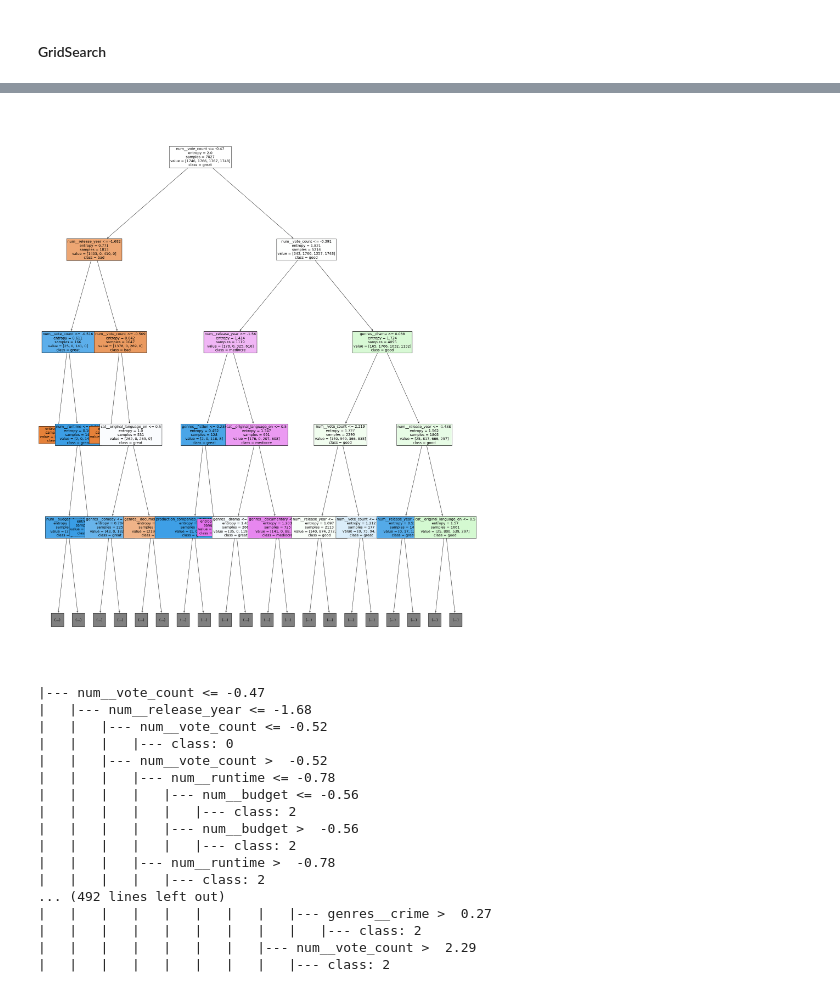
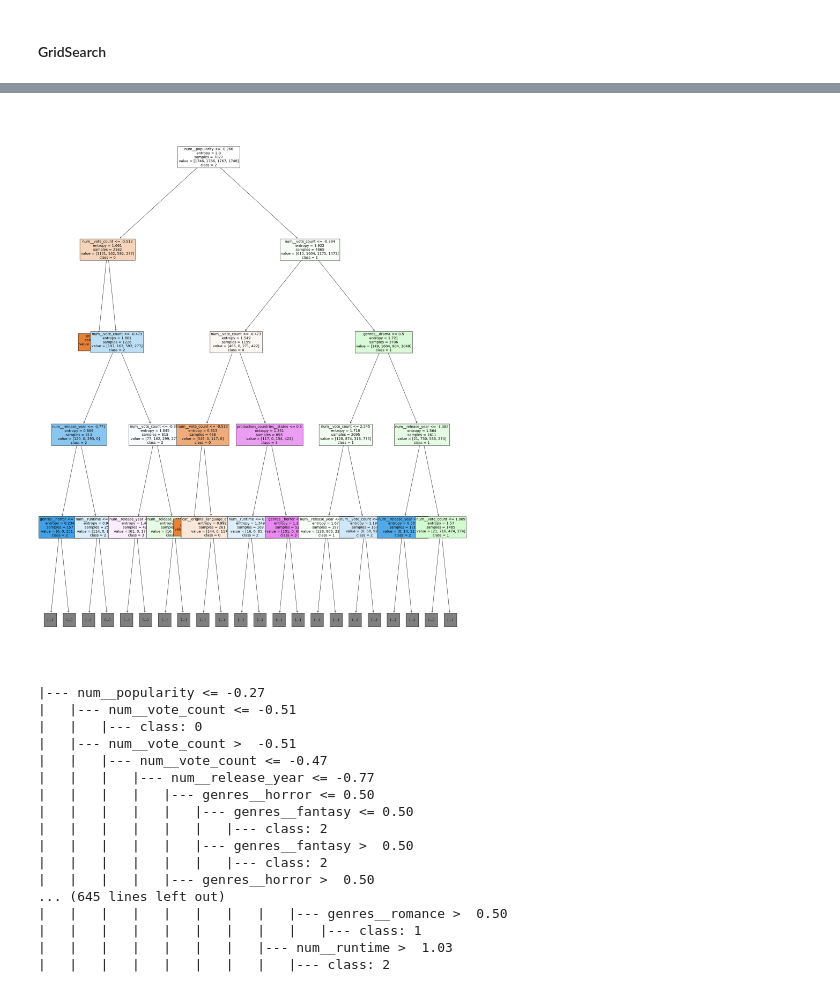
Before and after one commit to jkciesluk/explainable_ai, a Jupyter notebook: cart_tree.ipynb, the cells around one changed output, grey strips where cells are left out. Drawn from its saved outputs; the diff is of its cells as text; code cells hidden in the pictures.

Commit message:
Cleaned cart tree file

```diff
--- a/cart_tree.ipynb
+++ b/cart_tree.ipynb
@@ -290,6 +123,7 @@ plt.show()
 # %% [markdown]
 #### RandomizedSearchCV
 # %%
+"""
 from sklearn.model_selection import RandomizedSearchCV
 
 new_cart_tree = DecisionTreeClassifier(random_state=seed)
@@ -313,7 +147,7 @@ random_search = RandomizedSearchCV(estimator=new_cart_tree,
                                    n_jobs=-1)
 
 
-random_search.fit(X_train_encoded, Y_train_encoded)
+random_search.fit(X_train, Y_train_encoded)
 
 best_params = random_search.best_params_
 best_score = random_search.best_score_
@@ -325,4 +159,5 @@ print("Best Cross-Validation Score:", best_score)
 #Fitting 5 folds for each of 432 candidates, totalling 2160 fits, 720 fits failed out of a total of 2160.
 #Best Parameters: {'min_samples_split': 2, 'min_samples_leaf': 2, 'max_features': 'sqrt', 'max_depth': 40, 'criterion': 'entropy'}
 #Best Cross-Validation Score: 0.543764041246716
+"""
 # %% [output]
@@ -358,9 +174,9 @@ best_params = {
 
 new_cart_tree = DecisionTreeClassifier(random_state=seed, **best_params)
 
-new_cart_tree.fit(X_train_encoded, Y_train_encoded)
+new_cart_tree.fit(X_train, Y_train_encoded)
 
-Y_pred_new = new_cart_tree.predict(X_test_encoded)
+Y_pred_new = new_cart_tree.predict(X_test)
 # %%
 
 accuracy = accuracy_score(Y_test_encoded, Y_pred_new)
@@ -403,9 +219,9 @@ grid_search = GridSearchCV(
     n_jobs=-1
 )
 # %%
-grid_search.fit(X_train_encoded, Y_train_encoded)
+#grid_search.fit(X_train, Y_train_encoded)
 
-print("Best parameters:", grid_search.best_params_)
+#print("Best parameters:", grid_search.best_params_)
 
 #Output:
 #~36min
@@ -444,8 +240,8 @@ best_params = {
 best_cart_model = DecisionTreeClassifier(**best_params, random_state=seed)
 
 
-best_cart_model.fit(X_train_encoded, Y_train_encoded)
-Y_pred_best = best_cart_model.predict(X_test_encoded)
+best_cart_model.fit(X_train, Y_train_encoded)
+Y_pred_best = best_cart_model.predict(X_test)
 # %%
 accuracy = accuracy_score(Y_test_encoded, Y_pred_best)
 
@@ -468,34 +264,35 @@ weighted avg       0.70      0.67      0.67      1757
 # %%
+class_names = [str(class_) for class_ in label_encoder.classes_]
 plt.figure(figsize=(30, 40))
 plot_tree(best_cart_model,
           filled=True,
-          feature_names=preprocessor.get_feature_names_out(),
-          class_names=label_encoder.classes_,
+          feature_names=feat_names,
+          class_names=class_names,
           max_depth=4,
           fontsize=14)
 plt.show()
 # %% [output]
-[figure, old version]
+[figure, new version]
 # %%
-tree_rules = export_text(best_cart_model, feature_names=list(preprocessor.get_feature_names_out()))
+tree_rules = export_text(best_cart_model, feature_names=feat_names)
 print(tree_rules)
 # %% [output]
-|--- num__vote_count <= -0.47
-|   |--- num__release_year <= -1.68
-|   |   |--- num__vote_count <= -0.52
-|   |   |   |--- class: 0
-|   |   |--- num__vote_count >  -0.52
-|   |   |   |--- num__runtime <= -0.78
-|   |   |   |   |--- num__budget <= -0.56
-|   |   |   |   |   |--- class: 2
-|   |   |   |   |--- num__budget >  -0.56
-|   |   |   |   |   |--- class: 2
-|   |   |   |--- num__runtime >  -0.78
-|   |   |   |   |--- class: 2
-... (492 lines left out)
-|   |   |   |   |   |   |   |   |--- genres__crime >  0.27
-|   |   |   |   |   |   |   |   |   |--- class: 2
-|   |   |   |   |   |   |   |--- num__vote_count >  2.29
+|--- num__popularity <= -0.27
+|   |--- num__vote_count <= -0.51
+|   |   |--- class: 0
+|   |--- num__vote_count >  -0.51
+|   |   |--- num__vote_count <= -0.47
+|   |   |   |--- num__release_year <= -0.77
+|   |   |   |   |--- genres__horror <= 0.50
+|   |   |   |   |   |--- genres__fantasy <= 0.50
+|   |   |   |   |   |   |--- class: 2
+|   |   |   |   |   |--- genres__fantasy >  0.50
+|   |   |   |   |   |   |--- class: 2
+|   |   |   |   |--- genres__horror >  0.50
+... (645 lines left out)
+|   |   |   |   |   |   |   |   |--- genres__romance >  0.50
+|   |   |   |   |   |   |   |   |   |--- class: 1
+|   |   |   |   |   |   |   |--- num__runtime >  1.03
 |   |   |   |   |   |   |   |   |--- class: 2
 # %%
 # Confusion matrix
```
Also changed, not shown: parts of 30 cells of this notebook.
